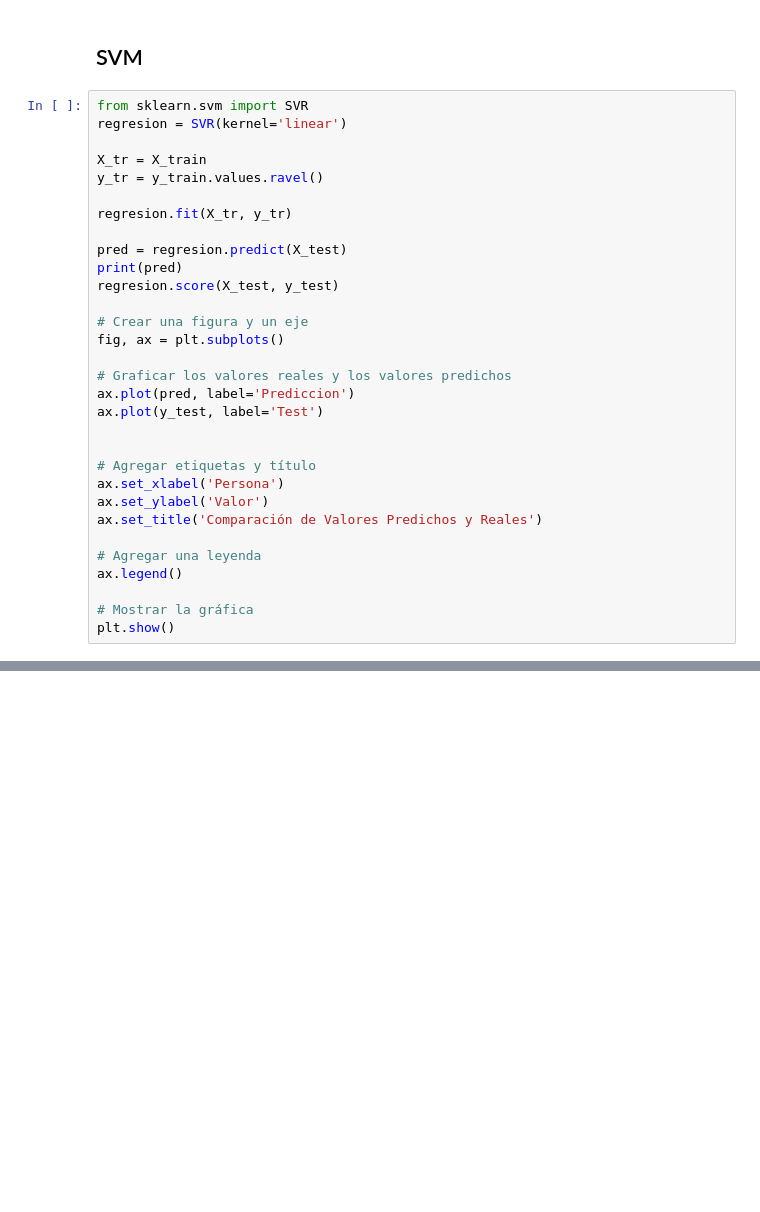
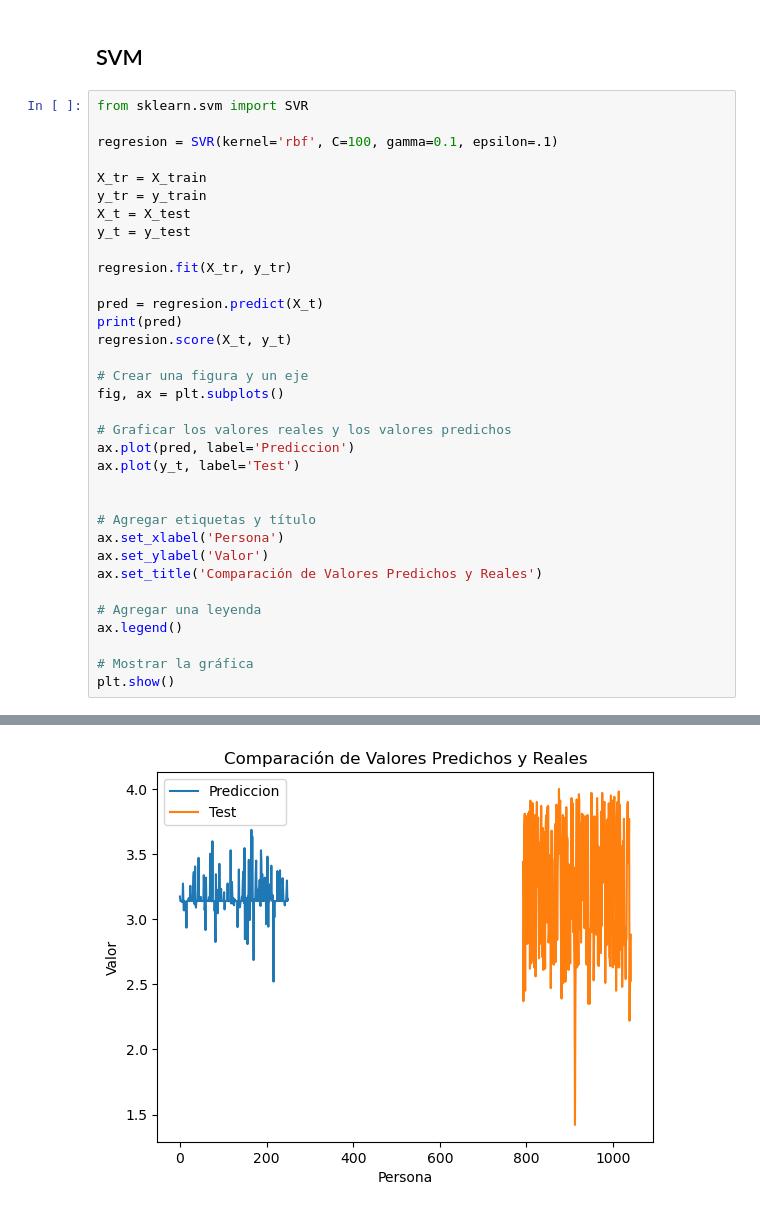
Before and after one commit to IgnaciosConQueso/SI, a Jupyter notebook: practica.ipynb, the cells around one changed output, grey strips where cells are left out. Cells and saved outputs as stored; diff of their text form; blank space fills up the shorter version.

```diff
--- a/practica.ipynb
+++ b/practica.ipynb
@@ -467,23 +473,26 @@ Iteration 12, loss = 0.06941860
 ## SVM
 # %%
 from sklearn.svm import SVR
-regresion = SVR(kernel='linear')
+
+regresion = SVR(kernel='rbf', C=100, gamma=0.1, epsilon=.1)
 
 X_tr = X_train
-y_tr = y_train.values.ravel()
+y_tr = y_train
+X_t = X_test
+y_t = y_test
 
 regresion.fit(X_tr, y_tr)
 
-pred = regresion.predict(X_test)
+pred = regresion.predict(X_t)
 print(pred)
-regresion.score(X_test, y_test)
+regresion.score(X_t, y_t)
 
 # Crear una figura y un eje
 fig, ax = plt.subplots()
 
 # Graficar los valores reales y los valores predichos
 ax.plot(pred, label='Prediccion')
-ax.plot(y_test, label='Test')
+ax.plot(y_t, label='Test')
 
 
 # Agregar etiquetas y título
@@ -496,3 +505,4 @@ ax.legend()
 
 # Mostrar la gráfica
 plt.show()
+# %% [output]
@@ -498,0 +526 @@ plt.show()
+[figure, added]
```
Also changed, not shown: parts of 4 cells of this notebook.
